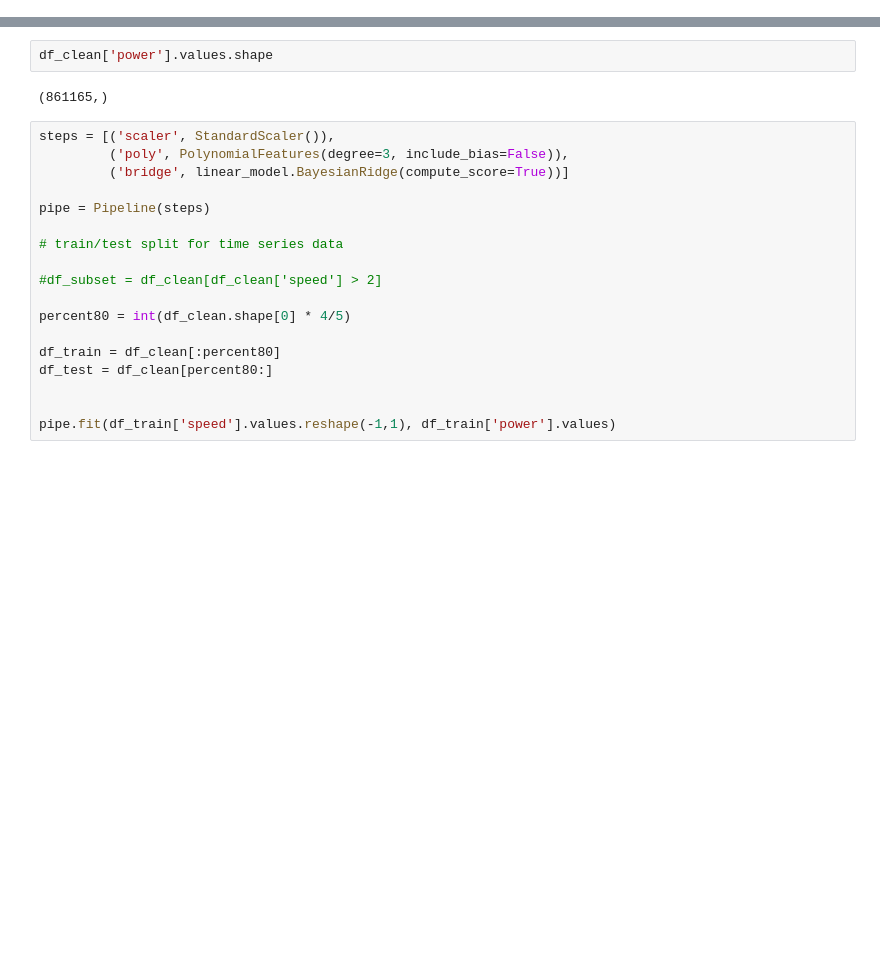
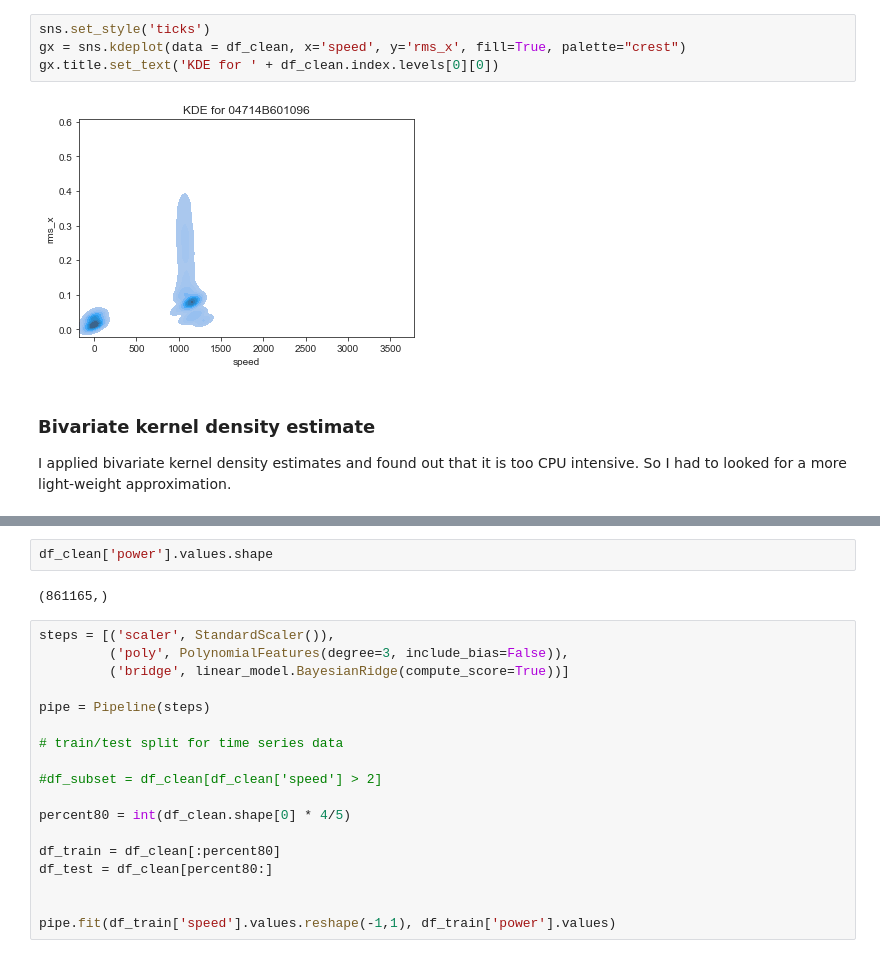
Before and after one commit to sedgewickmm18/notebooks-attic, a Jupyter notebook: PumpVibrationUseCaseInMoreDetail.ipynb, the cells around one changed output, grey strips where cells are left out. Drawn from its saved outputs; the diff is of its cells as text; blank space fills up the shorter version.

```diff
--- a/PumpVibrationUseCaseInMoreDetail.ipynb
+++ b/PumpVibrationUseCaseInMoreDetail.ipynb
@@ -137,0 +227,10 @@ So we have to go another route, let's start with
+# %%
+sns.set_style('ticks')
+gx = sns.kdeplot(data = df_clean, x='speed', y='rms_x', fill=True, palette="crest")
+gx.title.set_text('KDE for ' + df_clean.index.levels[0][0])
+# %% [output]
+[figure, added]
+# %% [markdown]
+### Bivariate kernel density estimate
+
+I applied bivariate kernel density estimates and found out that it is too CPU intensive. So I had to looked for a more light-weight approximation.
```
Also changed, not shown: parts of 48 cells of this notebook.
